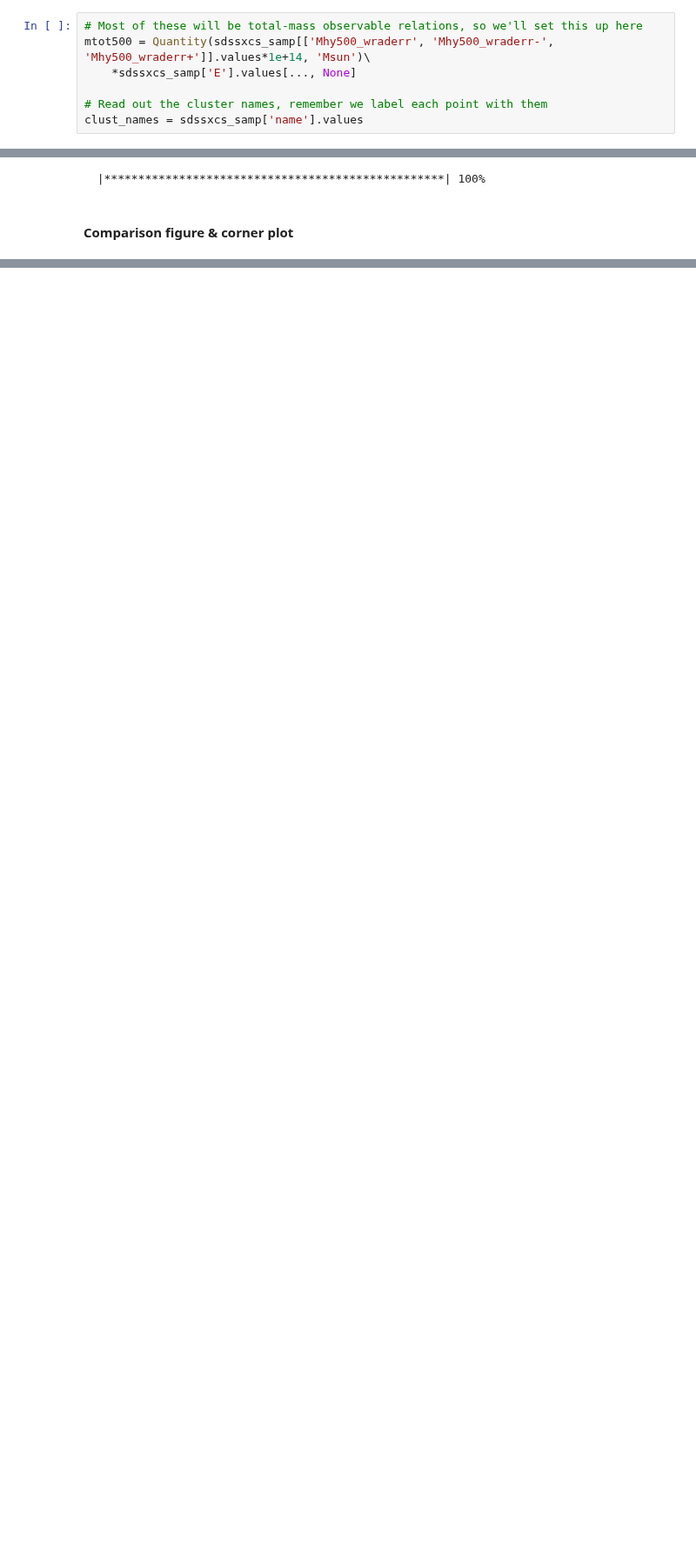
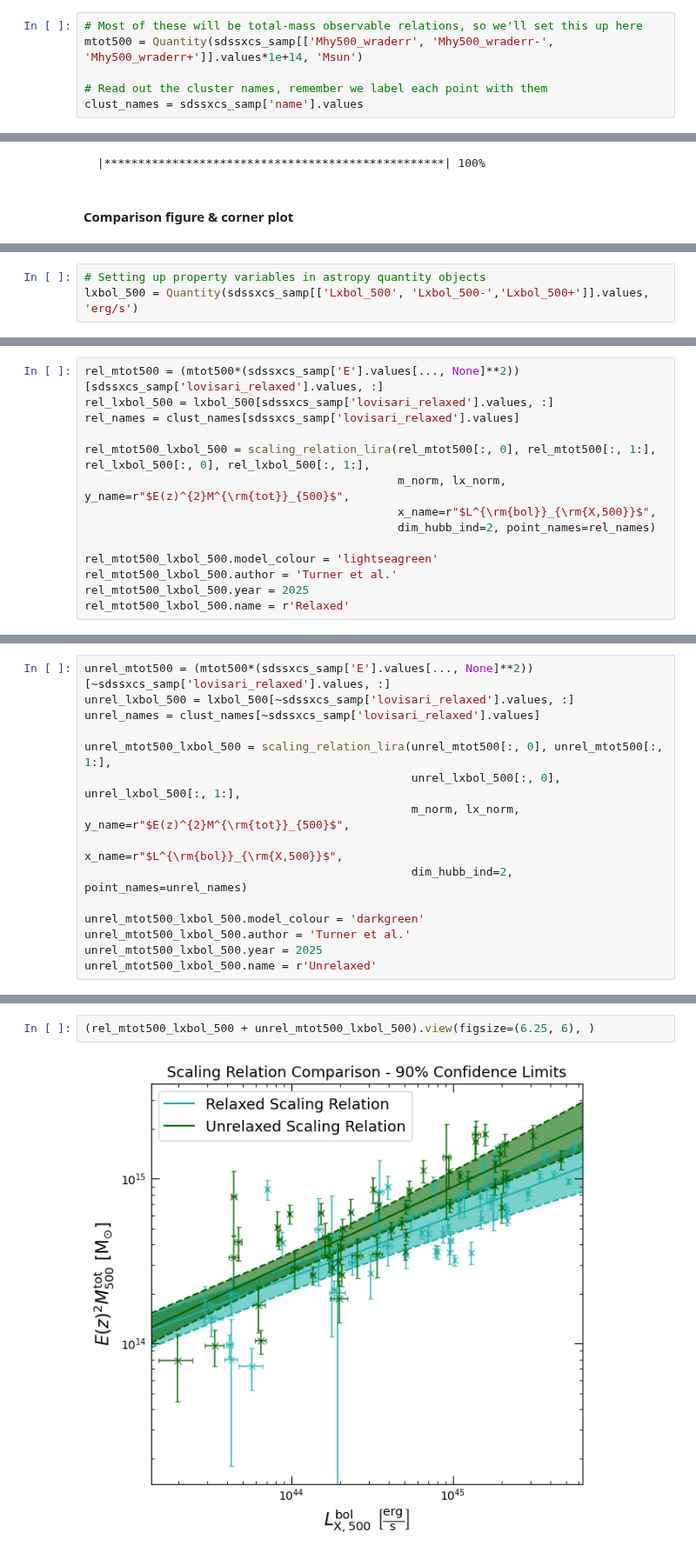
Before and after one commit to DavidT3/XCS-Mass-II-Analysis, a Jupyter notebook: notebooks/exploring_scatter/SDSSRM-XCS_relation_scatter_morphology_dependence.ipynb, the cells around one changed output, grey strips where cells are left out. Shown at 87% size. Cells and saved outputs as stored; diff of their text form; blank space fills up the shorter version.

Commit message:
Adding the mass-richness relation check where the clusters are split on 'relaxed' or 'unrelaxed' as inferred from the w-c plane

```diff
--- a/notebooks/exploring_scatter/SDSSRM-XCS_relation_scatter_morphology_dependence.ipynb
+++ b/notebooks/exploring_scatter/SDSSRM-XCS_relation_scatter_morphology_dependence.ipynb
@@ -802,8 +802,7 @@ sdssxcs_samp.loc[bad_sel, ['Mhy500_wraderr', 'Mhy500_wraderr-', 'Mhy500_wraderr+
 Setting up common values:
 # %%
 # Most of these will be total-mass observable relations, so we'll set this up here
-mtot500 = Quantity(sdssxcs_samp[['Mhy500_wraderr', 'Mhy500_wraderr-', 'Mhy500_wraderr+']].values*1e+14, 'Msun')\
-    *sdssxcs_samp['E'].values[..., None]
+mtot500 = Quantity(sdssxcs_samp[['Mhy500_wraderr', 'Mhy500_wraderr-', 'Mhy500_wraderr+']].values*1e+14, 'Msun')
 
 # Read out the cluster names, remember we label each point with them
 clust_names = sdssxcs_samp['name'].values
@@ -907,0 +909,3 @@ Removed no burn in
+# %%
+# Setting up property variables in astropy quantity objects
+lxbol_500 = Quantity(sdssxcs_samp[['Lxbol_500', 'Lxbol_500-','Lxbol_500+']].values, 'erg/s')
@@ -907,0 +914,14 @@ Removed no burn in
+# %%
+rel_mtot500 = (mtot500*(sdssxcs_samp['E'].values[..., None]**2))[sdssxcs_samp['lovisari_relaxed'].values, :]
+rel_lxbol_500 = lxbol_500[sdssxcs_samp['lovisari_relaxed'].values, :]
+rel_names = clust_names[sdssxcs_samp['lovisari_relaxed'].values]
+
+rel_mtot500_lxbol_500 = scaling_relation_lira(rel_mtot500[:, 0], rel_mtot500[:, 1:], rel_lxbol_500[:, 0], rel_lxbol_500[:, 1:],
+                                              m_norm, lx_norm, y_name=r"$E(z)^{2}M^{\rm{tot}}_{500}$",
+                                              x_name=r"$L^{\rm{bol}}_{\rm{X,500}}$",
+                                              dim_hubb_ind=2, point_names=rel_names)
+
+rel_mtot500_lxbol_500.model_colour = 'lightseagreen'
+rel_mtot500_lxbol_500.author = 'Turner et al.'
+rel_mtot500_lxbol_500.year = 2025
+rel_mtot500_lxbol_500.name = r'Relaxed'
@@ -907,0 +932,15 @@ Removed no burn in
+# %%
+unrel_mtot500 = (mtot500*(sdssxcs_samp['E'].values[..., None]**2))[~sdssxcs_samp['lovisari_relaxed'].values, :]
+unrel_lxbol_500 = lxbol_500[~sdssxcs_samp['lovisari_relaxed'].values, :]
+unrel_names = clust_names[~sdssxcs_samp['lovisari_relaxed'].values]
+
+unrel_mtot500_lxbol_500 = scaling_relation_lira(unrel_mtot500[:, 0], unrel_mtot500[:, 1:],
+                                                unrel_lxbol_500[:, 0], unrel_lxbol_500[:, 1:],
+                                                m_norm, lx_norm, y_name=r"$E(z)^{2}M^{\rm{tot}}_{500}$",
+                                                x_name=r"$L^{\rm{bol}}_{\rm{X,500}}$",
+                                                dim_hubb_ind=2, point_names=unrel_names)
+
+unrel_mtot500_lxbol_500.model_colour = 'darkgreen'
+unrel_mtot500_lxbol_500.author = 'Turner et al.'
+unrel_mtot500_lxbol_500.year = 2025
+unrel_mtot500_lxbol_500.name = r'Unrelaxed'
@@ -907,0 +951,4 @@ Removed no burn in
+# %%
+(rel_mtot500_lxbol_500 + unrel_mtot500_lxbol_500).view(figsize=(6.25, 6), )
+# %% [output]
+[figure, added]
```
Also changed, not shown: parts of 30 cells of this notebook.
